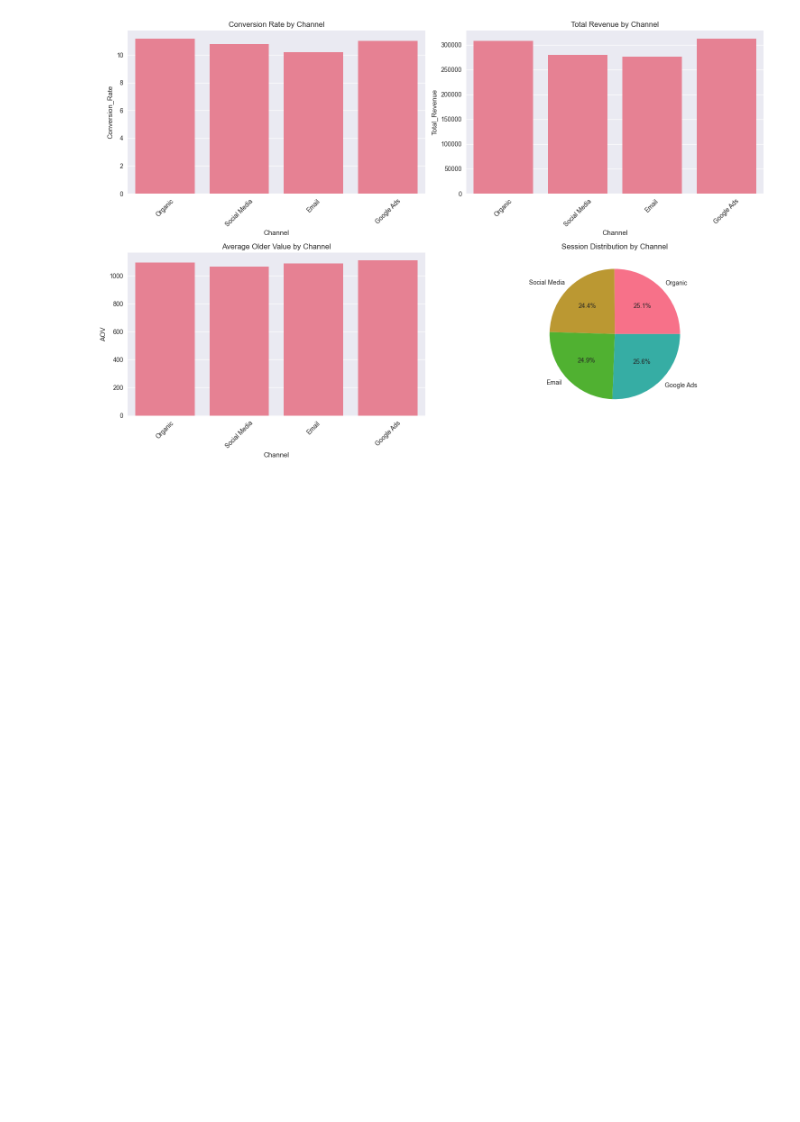
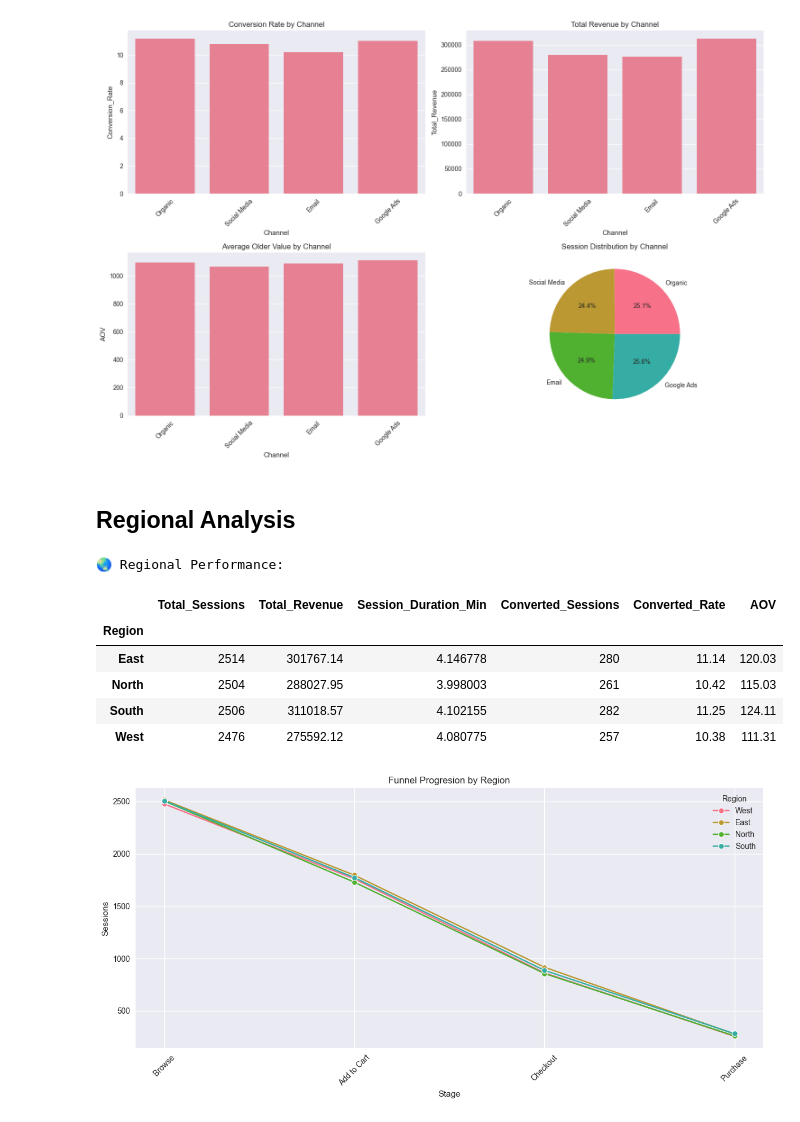
Before and after one commit to amandebnath/funnel-analysis-project, a Jupyter notebook: funnel-analysis.ipynb, the cells around one changed output. Saved outputs shown, nothing was run; the diff lists cells and outputs as text; code cells hidden in the pictures; blank space fills up the shorter version.

```diff
--- a/funnel-analysis.ipynb
+++ b/funnel-analysis.ipynb
@@ -450,3 +450,50 @@ plt.show()
 | 2 | Email | 2489 | 2489 | 100.0 | 1740 | 69.91 | ... |
 | 3 | Google Ads | 2560 | 2560 | 100.0 | 1783 | 69.65 | ... |
 [figure]
+# %% [markdown]
+## Regional Analysis
+# %%
+# Regional performance analysis
+regional_analysis = session_summary.groupby('Region').agg({
+    'Session_ID': 'count',
+    'Revenue': 'sum',
+    'Session_Duration_Min': 'mean'
+}).rename(columns = {'Session_ID': 'Total_Sessions', 'Revenue': 'Total_Revenue'})
+
+# Add conversion rates by region
+regional_conversion = session_summary[session_summary['Max_Funnel_Stage'] == 'Purchase'].groupby('Region').size()
+regional_analysis['Converted_Sessions'] = regional_conversion
+regional_analysis['Converted_Rate'] = (regional_analysis['Converted_Sessions'] / regional_analysis['Total_Sessions'] * 100).round(2)
+regional_analysis['AOV'] = (regional_analysis['Total_Revenue'] / regional_analysis['Total_Sessions']).round(2)
+
+print("🌏 Regional Performance:")
+display(regional_analysis)
+
+# Regional funnel visualization
+regional_funnel_data = []
+for region in df['Region'].unique():
+    region_sessions = session_summary[session_summary['Region'] == region]
+    for stage in funnel_stages:
+        if stage == 'Browse':
+            count = len(region_sessions)
+        else:
+            count = len(region_sessions[region_sessions['Max_Funnel_Stage'].isin(funnel_stages[funnel_stages.index(stage):])])
+        regional_funnel_data.append({'Region': region, 'Stage': stage, 'Sessions': count})
+
+regional_funnel_df = pd.DataFrame(regional_funnel_data)
+
+plt.figure(figsize = (12, 6))
+sns.lineplot(data = regional_funnel_df, x = 'Stage', y = 'Sessions', hue = 'Region', marker = 'o')
+plt.title('Funnel Progresion by Region')
+plt.xticks(rotation = 45)
+plt.tight_layout()
+plt.show()
+# %% [output]
+🌏 Regional Performance:
+|  | Total_Sessions | Total_Revenue | Session_Duration_Min | Converted_Sessions | Converted_Rate | AOV |
+| Region |  |  |  |  |  |  |
+| East | 2514 | 301767.14 | 4.146778 | 280 | 11.14 | 120.03 |
+| North | 2504 | 288027.95 | 3.998003 | 261 | 10.42 | 115.03 |
+| South | 2506 | 311018.57 | 4.102155 | 282 | 11.25 | 124.11 |
+| West | 2476 | 275592.12 | 4.080775 | 257 | 10.38 | 111.31 |
+[figure, added]
```
